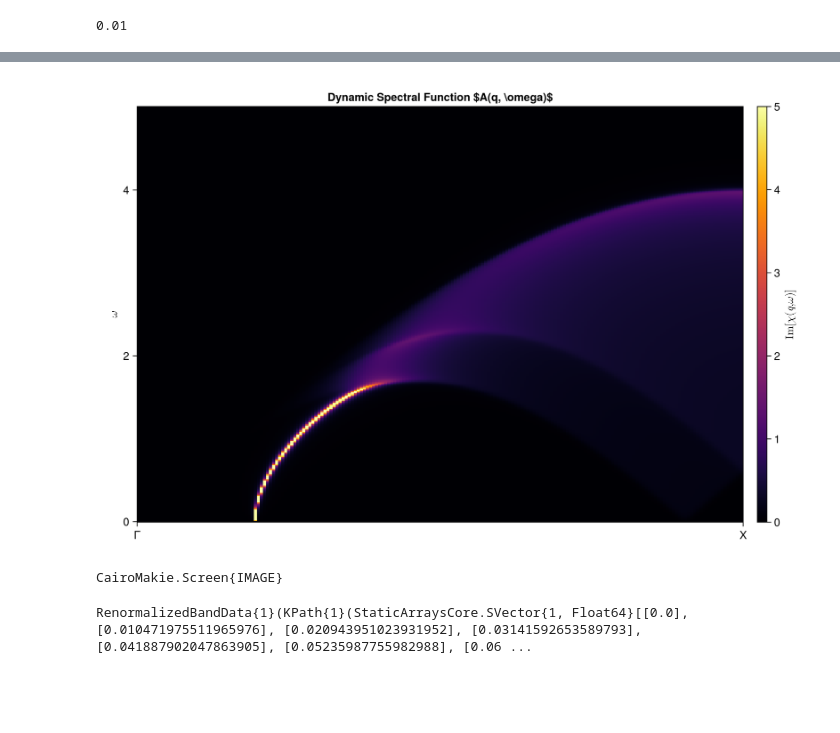
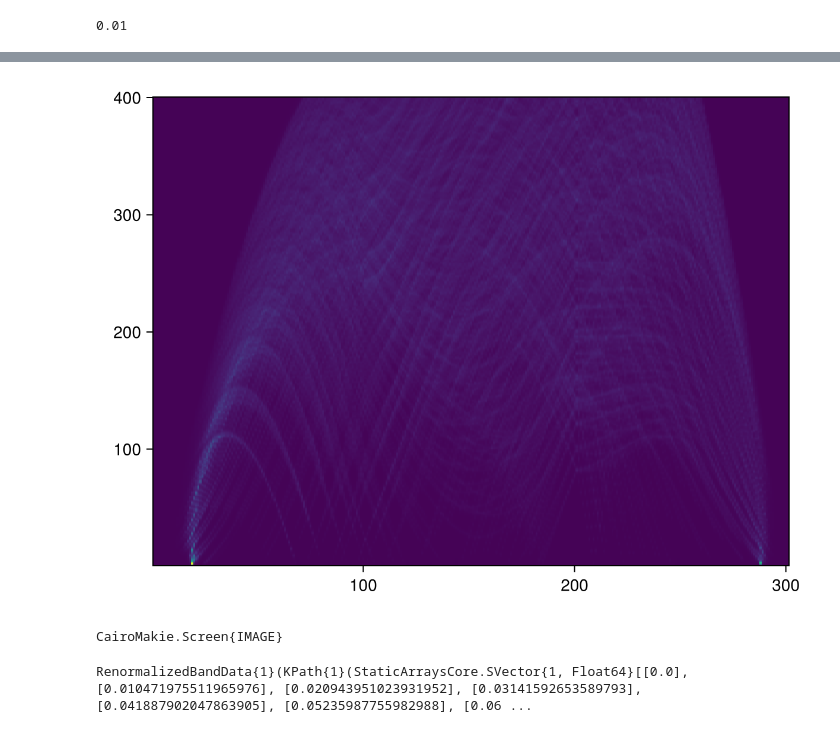
Before and after one commit to ymzhang0/Eliashberg, a Jupyter notebook: examples/plasmon/plasmon.ipynb, the cells around one changed output, grey strips where cells are left out. Cells and saved outputs as stored; diff of their text form; code cells hidden in the pictures; blank space fills up the shorter version.

```diff
--- a/examples/plasmon/plasmon.ipynb
+++ b/examples/plasmon/plasmon.ipynb
@@ -72,8 +118,10 @@ spectral_matrix = scan_spectral_function(tb, interaction, fluctuation, kgrid, pa
 # %%
-fig_plasmon = plot_spectral_function(path, omegas, spectral_matrix, colorrange=(0.0, 5.0))
+spectraldata = load("/Users/yimingzhang/Developer/theory/Eliashberg/examples/plasmon/out/plasmon_2d_20260415_232327/plasmon_scan.jld2")
+
+fig_plasmon = plot(spectraldata)
 display(fig_plasmon)
 # %% [output]
-[figure, old version]
+[figure, new version]
 CairoMakie.Screen{IMAGE}
 # %%
 band_data = compute_renormalized_band_data(Ts, fluctuation, tb, interaction, kgrid, path)
```
Also changed, not shown: parts of 9 cells of this notebook, 43 other files.
